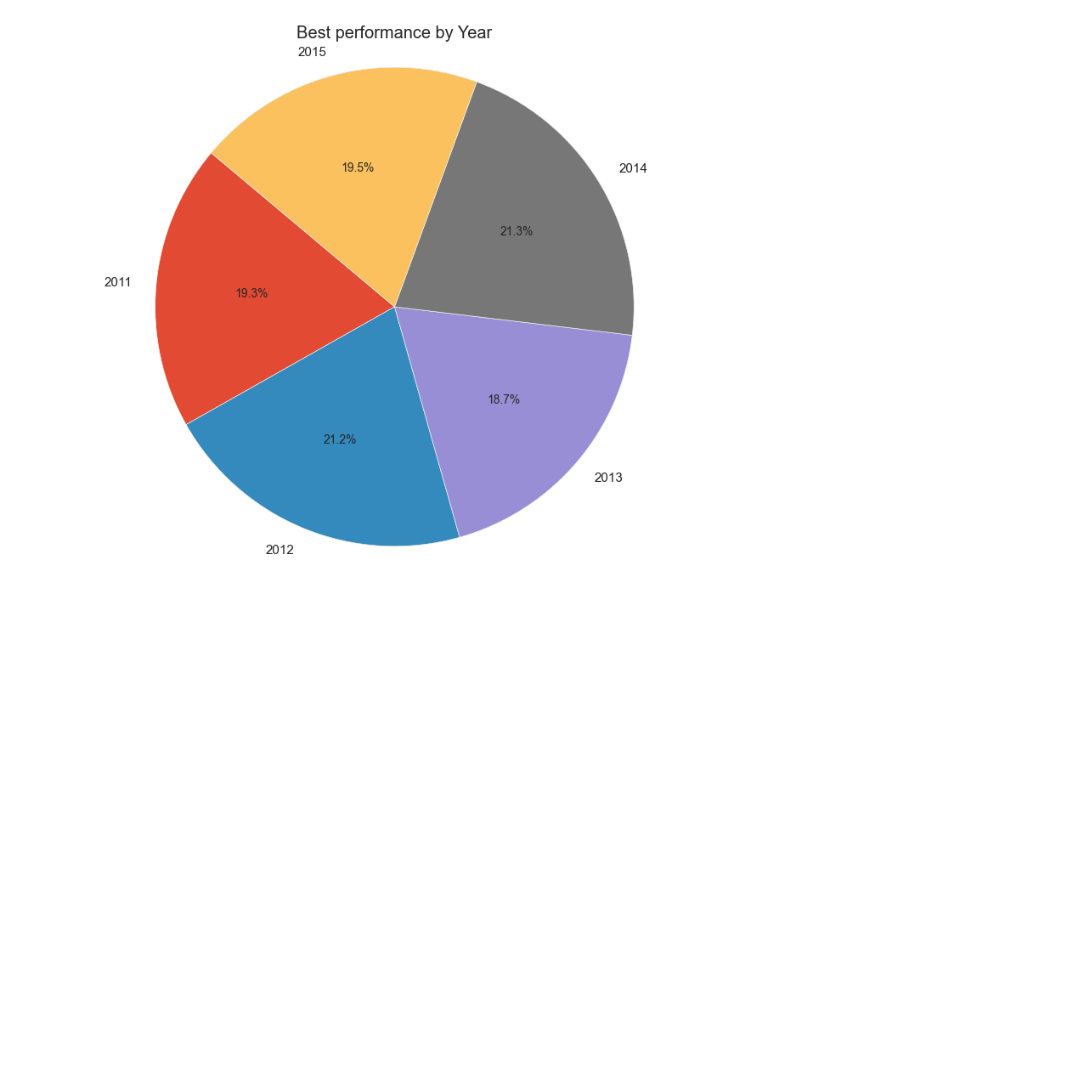
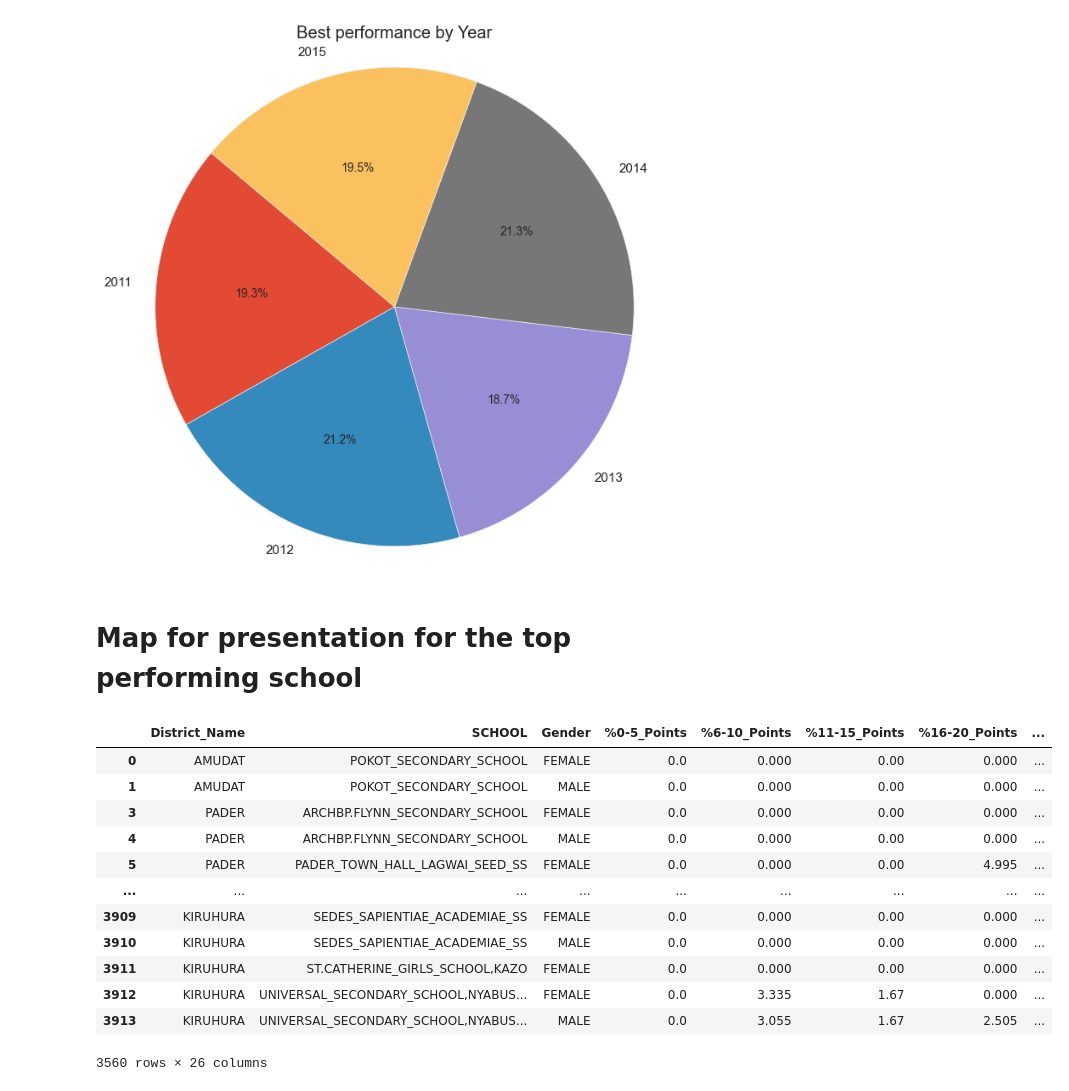
Before and after one commit to Muhangi2/DataScience_UACE_Analysis, a Jupyter notebook: uace_results.ipynb, the cells around one changed output. Saved outputs shown, nothing was run; the diff lists cells and outputs as text; code cells hidden in the pictures; blank space fills up the shorter version.

```diff
--- a/uace_results.ipynb
+++ b/uace_results.ipynb
@@ -1590,3 +1590,51 @@ plt.axis('equal')  # Equal aspect ratio ensures that the pie chart is circular.
 plt.show()
 # %% [output]
 [figure]
+# %% [markdown]
+# Map for presentation for the top performing school
+# %%
+# Define the weights for each performance division (5 sets of weights)
+weights_sets = [
+    [0, 5, 10, 15, 20, 25],  # %0-5_Points
+    [0, 5, 10, 15, 20, 25],  # %6-10_Points
+    [0, 5, 10, 15, 20, 25],  # %11-15_Points
+    [0, 5, 10, 15, 20, 25],  # %16-20_Points
+    [0, 5, 10, 15, 20, 25]   # %21-25_Points
+]
+
+# Calculate the weighted score for each row in the DataFrame
+performance_columns = [
+    '%0-5_Points', '%6-10_Points', '%11-15_Points', '%16-20_Points', '%21-25_Points',
+    '%0-5_Points.1', '%6-10_Points.1', '%11-15_Points.1', '%16-20_Points.1', '%21-25_Points.1',
+    '%0-5_Points.2', '%6-10_Points.2', '%11-15_Points.2', '%16-20_Points.2',
+    '%0-5_Points.3', '%6-10_Points.3', '%11-15_Points.3', '%16-20_Points.3',
+    '%0-5_Points.4', '%6-10_Points.4', '%11-15_Points.4', '%16-20_Points.4'
+]
+
+# Create a new DataFrame to store the scores
+df_scores = df_all[['District_Name', 'SCHOOL', 'Gender']].copy()
+
+# Calculate the weighted score for each row and add to the new DataFrame
+for i, division in enumerate(performance_columns):
+    weight_points = weights_sets[i % 5]  # Get the appropriate set of weights for each performance division
+    df_scores[division] = df_all[division].mul(weight_points[i % 6] / 100)
+
+# Sum all the performance divisions to get the weighted score
+df_scores['Weighted_Score'] = df_scores[performance_columns].sum(axis=1).round(2)
+
+# Print the DataFrame with the added score column
+df_scores
+# %% [output]
+|  | District_Name | SCHOOL | Gender | %0-5_Points | %6-10_Points | %11-15_Points | %16-20_Points | ... |
+| 0 | AMUDAT | POKOT_SECONDARY_SCHOOL | FEMALE | 0.0 | 0.000 | 0.00 | 0.000 | ... |
+| 1 | AMUDAT | POKOT_SECONDARY_SCHOOL | MALE | 0.0 | 0.000 | 0.00 | 0.000 | ... |
+| 3 | PADER | ARCHBP.FLYNN_SECONDARY_SCHOOL | FEMALE | 0.0 | 0.000 | 0.00 | 0.000 | ... |
+| 4 | PADER | ARCHBP.FLYNN_SECONDARY_SCHOOL | MALE | 0.0 | 0.000 | 0.00 | 0.000 | ... |
+| 5 | PADER | PADER_TOWN_HALL_LAGWAI_SEED_SS | FEMALE | 0.0 | 0.000 | 0.00 | 4.995 | ... |
+| ... | ... | ... | ... | ... | ... | ... | ... | ... |
+| 3909 | KIRUHURA | SEDES_SAPIENTIAE_ACADEMIAE_SS | FEMALE | 0.0 | 0.000 | 0.00 | 0.000 | ... |
+| 3910 | KIRUHURA | SEDES_SAPIENTIAE_ACADEMIAE_SS | MALE | 0.0 | 0.000 | 0.00 | 0.000 | ... |
+| 3911 | KIRUHURA | ST.CATHERINE_GIRLS_SCHOOL,KAZO | FEMALE | 0.0 | 0.000 | 0.00 | 0.000 | ... |
+| 3912 | KIRUHURA | UNIVERSAL_SECONDARY_SCHOOL,NYABUS... | FEMALE | 0.0 | 3.335 | 1.67 | 0.000 | ... |
+| 3913 | KIRUHURA | UNIVERSAL_SECONDARY_SCHOOL,NYABUS... | MALE | 0.0 | 3.055 | 1.67 | 2.505 | ... |
+3560 rows × 26 columns
```
Also changed, not shown: parts of 2 cells of this notebook.
